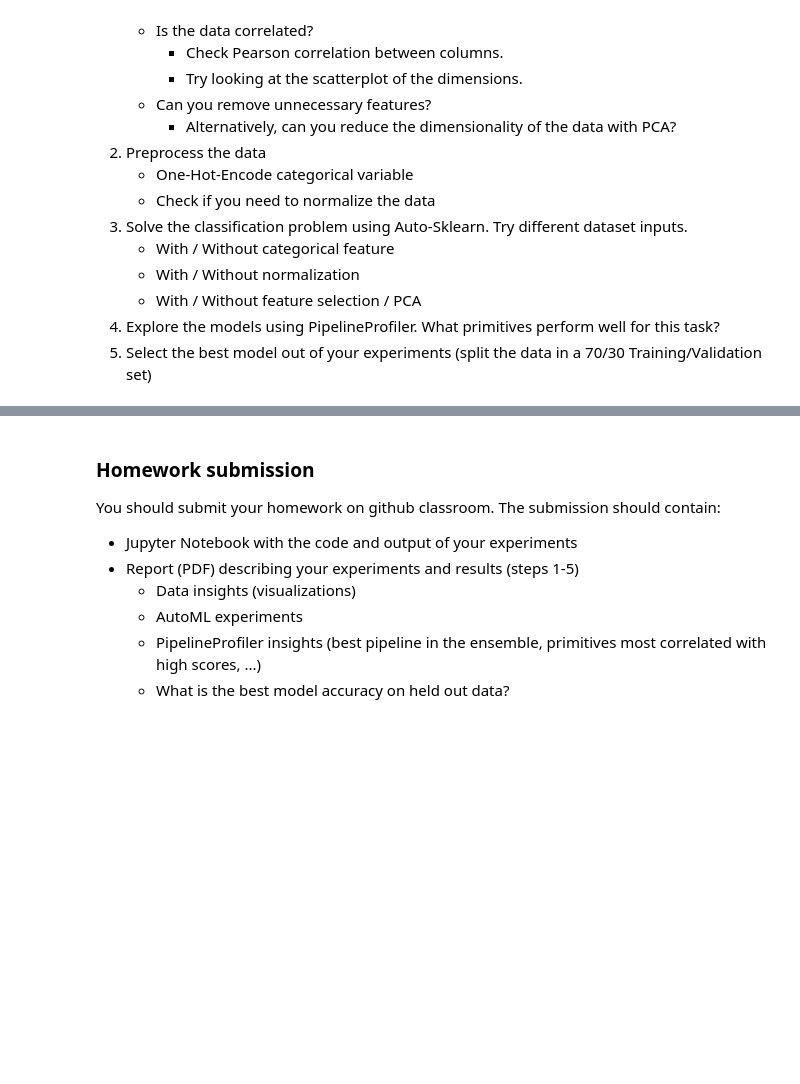
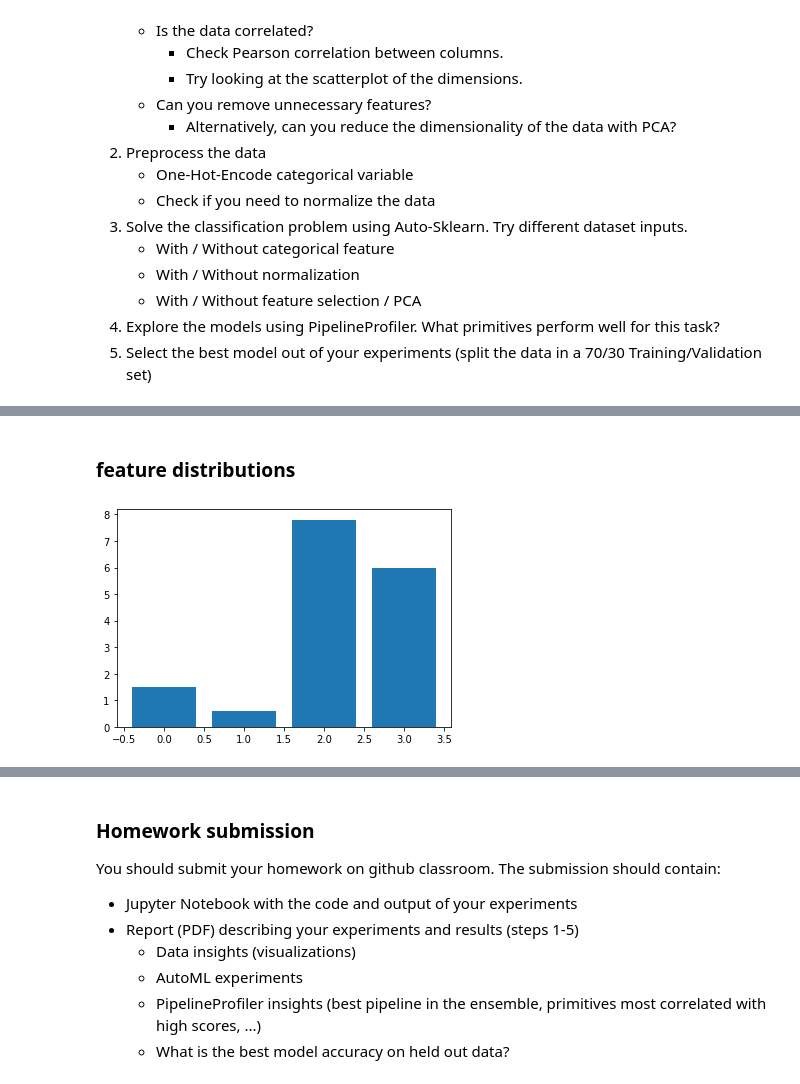
Before and after one commit to yeb2Binfang/CS_9223_Visualization_for_ML, a Jupyter notebook: HW/HW2/HW2-MLChallenge.ipynb, the cells around one changed output, grey strips where cells are left out. Saved outputs shown, nothing was run; the diff lists cells and outputs as text; code cells hidden in the pictures; blank space fills up the shorter version.

```diff
--- a/HW/HW2/HW2-MLChallenge.ipynb
+++ b/HW/HW2/HW2-MLChallenge.ipynb
@@ -39,0 +49,2 @@ In order to create this model, you will have to:
+# %% [markdown]
+### feature distributions
@@ -39,0 +54,7 @@ In order to create this model, you will have to:
+# %%
+
+num_list = [1.5,0.6,7.8,6]
+plt.bar(range(len(num_list)), num_list)
+plt.show()
+# %% [output]
+[figure, added]
```
Also changed, not shown: parts of 7 cells of this notebook.
